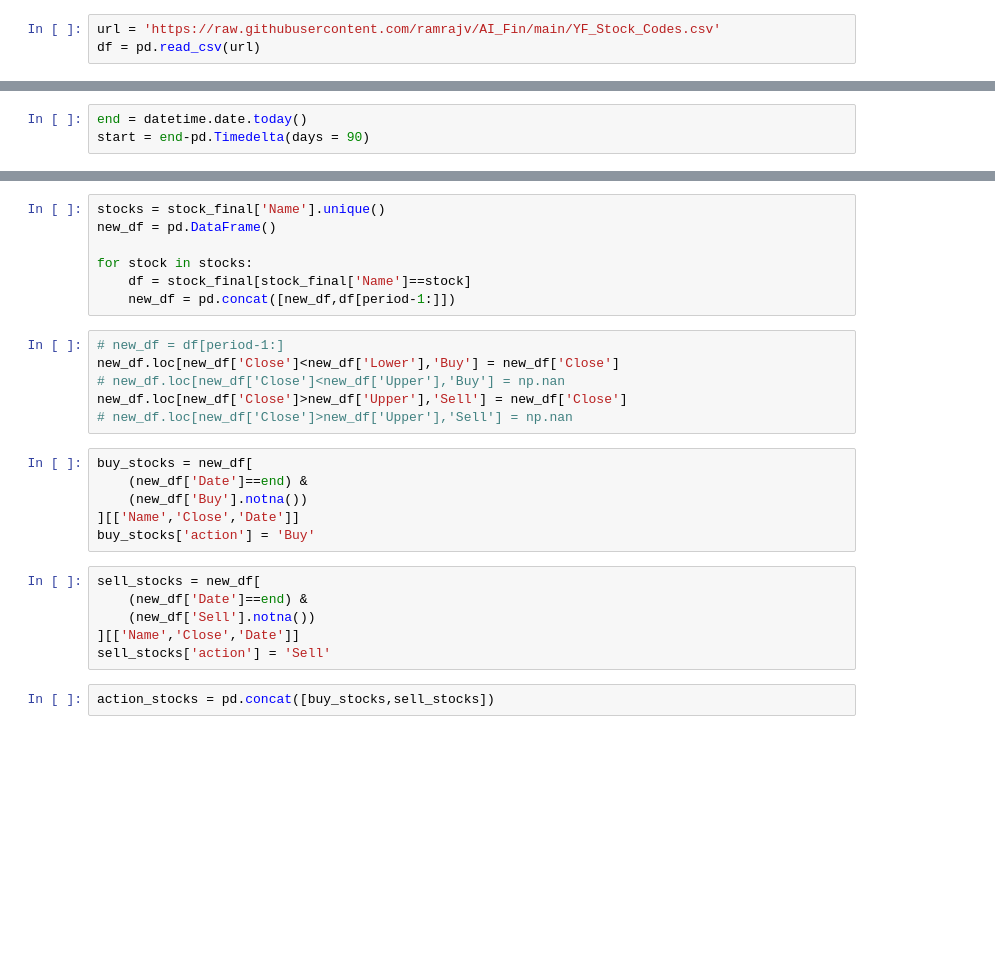
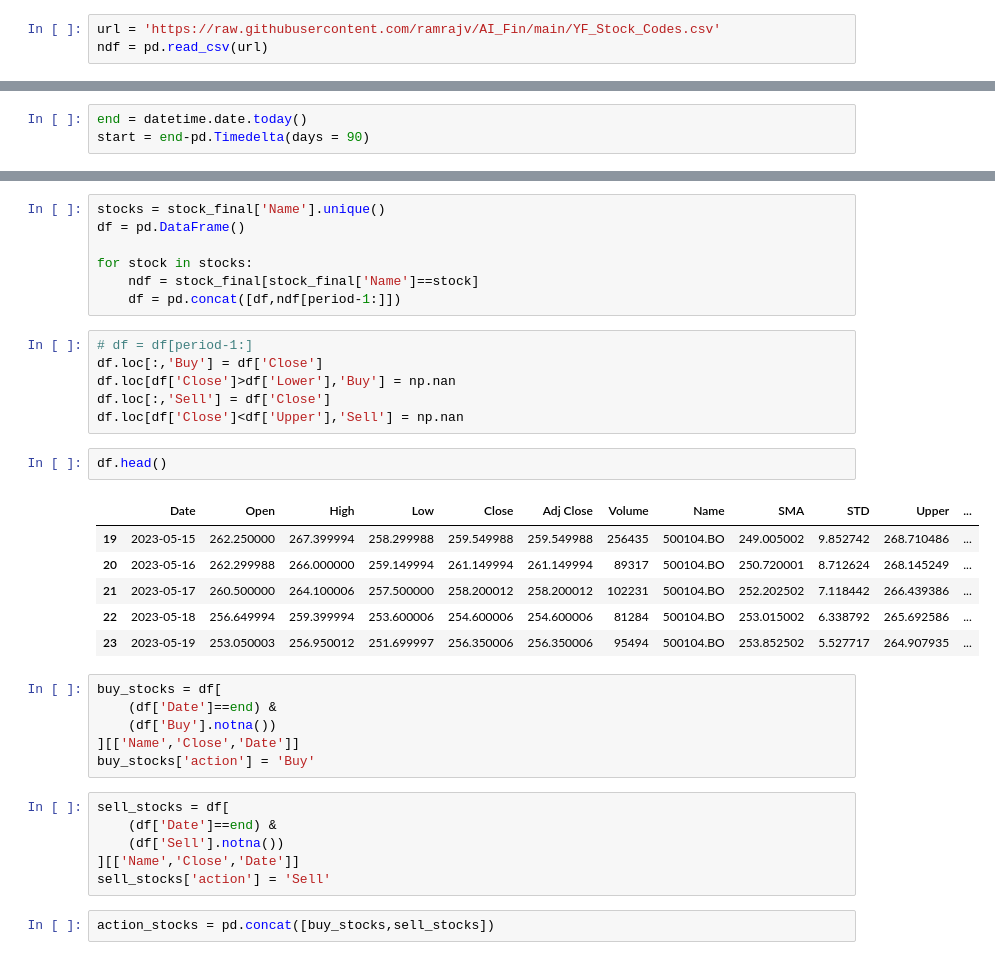
Before and after one commit to ramrajv/AI_Fin, a Jupyter notebook: YF_Indian_Buy_Sell.ipynb, the cells around one changed output, grey strips where cells are left out. Cells and saved outputs as stored; diff of their text form; blank space fills up the shorter version.

```diff
--- a/YF_Indian_Buy_Sell.ipynb
+++ b/YF_Indian_Buy_Sell.ipynb
@@ -10,5 +10,5 @@ import requests
 import io
 # %%
 url = 'https://raw.githubusercontent.com/ramrajv/AI_Fin/main/YF_Stock_Codes.csv'
-df = pd.read_csv(url)
+ndf = pd.read_csv(url)
 # %%
@@ -118,26 +132,35 @@ cols = ['Close','SMA','Upper','Lower']
 # %%
 stocks = stock_final['Name'].unique()
-new_df = pd.DataFrame()
+df = pd.DataFrame()
 
 for stock in stocks:
-    df = stock_final[stock_final['Name']==stock]
-    new_df = pd.concat([new_df,df[period-1:]])
+    ndf = stock_final[stock_final['Name']==stock]
+    df = pd.concat([df,ndf[period-1:]])
 # %%
-# new_df = df[period-1:]
-new_df.loc[new_df['Close']<new_df['Lower'],'Buy'] = new_df['Close']
-# new_df.loc[new_df['Close']<new_df['Upper'],'Buy'] = np.nan
-new_df.loc[new_df['Close']>new_df['Upper'],'Sell'] = new_df['Close']
-# new_df.loc[new_df['Close']>new_df['Upper'],'Sell'] = np.nan
+# df = df[period-1:]
+df.loc[:,'Buy'] = df['Close']
+df.loc[df['Close']>df['Lower'],'Buy'] = np.nan
+df.loc[:,'Sell'] = df['Close']
+df.loc[df['Close']<df['Upper'],'Sell'] = np.nan
+# %%
+df.head()
+# %% [output]
+|  | Date | Open | High | Low | Close | Adj Close | Volume | Name | SMA | STD | Upper | ... |
+| 19 | 2023-05-15 | 262.250000 | 267.399994 | 258.299988 | 259.549988 | 259.549988 | 256435 | 500104.BO | 249.005002 | 9.852742 | 268.710486 | ... |
+| 20 | 2023-05-16 | 262.299988 | 266.000000 | 259.149994 | 261.149994 | 261.149994 | 89317 | 500104.BO | 250.720001 | 8.712624 | 268.145249 | ... |
+| 21 | 2023-05-17 | 260.500000 | 264.100006 | 257.500000 | 258.200012 | 258.200012 | 102231 | 500104.BO | 252.202502 | 7.118442 | 266.439386 | ... |
+| 22 | 2023-05-18 | 256.649994 | 259.399994 | 253.600006 | 254.600006 | 254.600006 | 81284 | 500104.BO | 253.015002 | 6.338792 | 265.692586 | ... |
+| 23 | 2023-05-19 | 253.050003 | 256.950012 | 251.699997 | 256.350006 | 256.350006 | 95494 | 500104.BO | 253.852502 | 5.527717 | 264.907935 | ... |
 # %%
-buy_stocks = new_df[
-    (new_df['Date']==end) &
-    (new_df['Buy'].notna())
+buy_stocks = df[
+    (df['Date']==end) &
+    (df['Buy'].notna())
 ][['Name','Close','Date']]
 buy_stocks['action'] = 'Buy'
 # %%
-sell_stocks = new_df[
-    (new_df['Date']==end) &
-    (new_df['Sell'].notna())
+sell_stocks = df[
+    (df['Date']==end) &
+    (df['Sell'].notna())
 ][['Name','Close','Date']]
 sell_stocks['action'] = 'Sell'
 # %%
```
Also changed, not shown: parts of 9 cells of this notebook.
